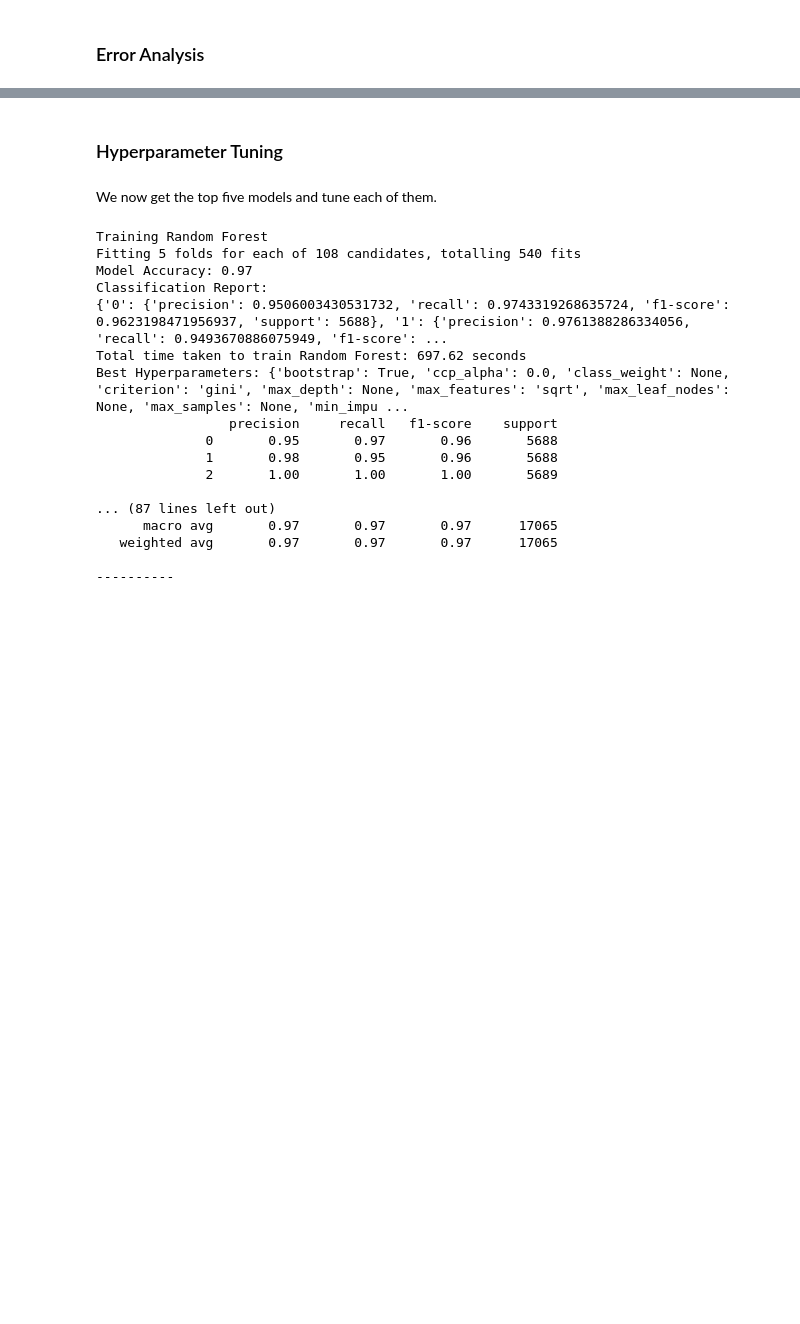
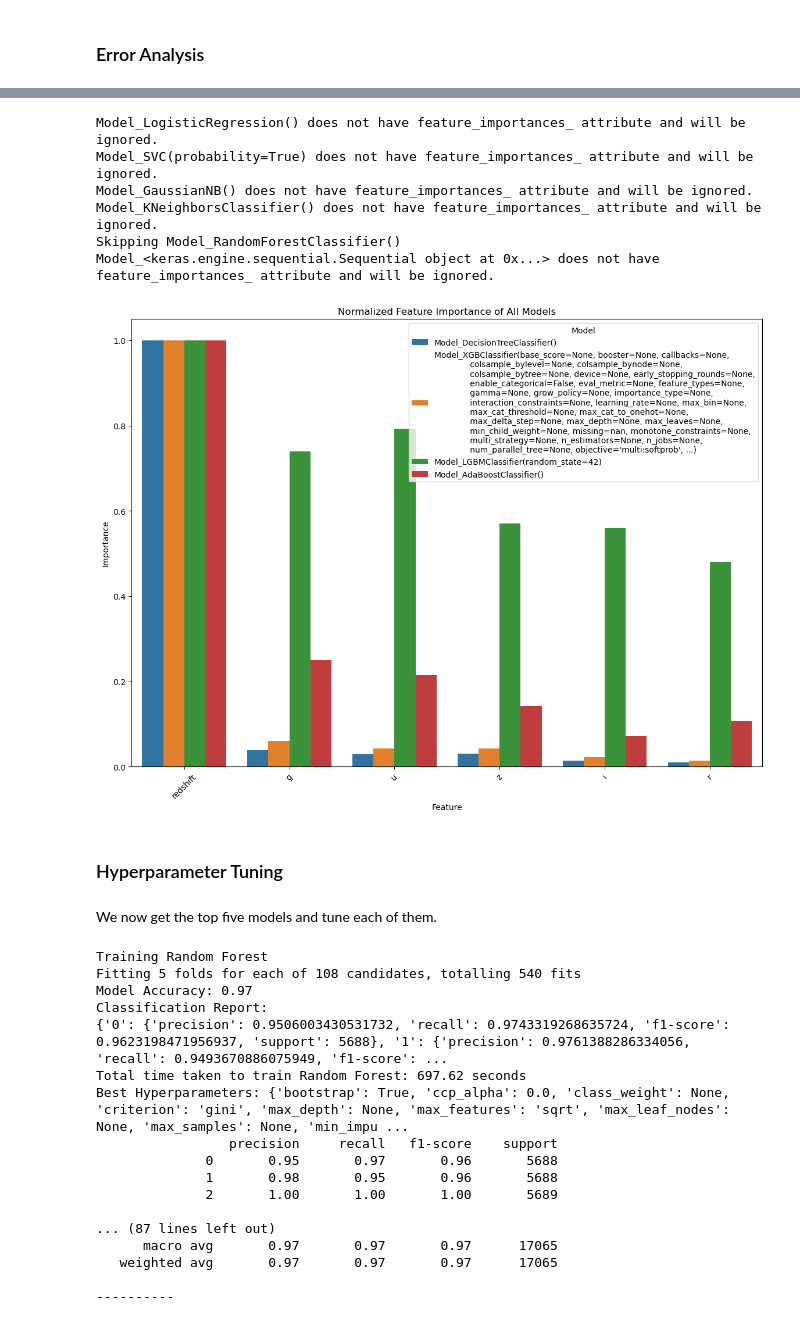
Before and after one commit to jonnneehh/STINTSY-MachineProject, a Jupyter notebook: modelMaking.ipynb, the cells around one changed output, grey strips where cells are left out. Saved outputs shown, nothing was run; the diff lists cells and outputs as text; code cells hidden in the pictures; blank space fills up the shorter version.

```diff
--- a/modelMaking.ipynb
+++ b/modelMaking.ipynb
@@ -134,10 +136,11 @@ def train_zero_shot(model, X_train, X_test, y_train, y_test):
     # Predict X_test
     y_pred = model.predict(X_test)
 
+    probabilities = model.predict_proba(X_test)
     # Get classification report
     class_report = classification_report(y_test, y_pred, output_dict=True)
 
-    return class_report, y_pred
+    return class_report, y_pred, probabilities, model
 # %%
 def train_with_tuning(model, param_grid, X_train, X_test, y_train, y_test):
     # Perform hyperparameter tuning with GridSearchCV
@@ -341,3 +409,55 @@ y_predictions_per_model
+# %%
+# Initialize an empty DataFrame to collect feature importances from all models
+all_feature_importances = pd.DataFrame()
+
+# Collect feature importances from each model
+for i, model in enumerate(models_after_fitting_zero_shot):
+    if i == 7:
+        print(f"Skipping Model_{model}")
+        continue
+    try:
+        importances = model.feature_importances_
+        # Normalize the importances to be between 0 and 1
+        importances = importances / importances.max()
+
+        feature_names = X_test.columns
+        feature_importance_df = pd.DataFrame({
+            'feature': feature_names,
+            'importance': importances,
+            'model': f'Model_{model}'
+        })
+        all_feature_importances = pd.concat([all_feature_importances, feature_importance_df])
+    except AttributeError:
+        print(f"Model_{model} does not have feature_importances_ attribute and will be ignored.")
+
+# Check if we have collected any feature importances
+if all_feature_importances.empty:
+    print("None of the models have feature importances.")
+else:
+    # Sort the DataFrame to ensure consistent order of features
+    all_feature_importances['feature'] = pd.Categorical(
+        all_feature_importances['feature'],
+        categories=all_feature_importances.groupby('feature')['importance'].mean().sort_values(ascending=False).index,
+        ordered=True
+    )
+
+    # Plot the grouped bar graph
+    plt.figure(figsize=(14, 10))
+    sns.barplot(data=all_feature_importances, x='feature', y='importance', hue='model')
+    plt.title('Normalized Feature Importance of All Models')
+    plt.xlabel('Feature')
+    plt.ylabel('Importance')
+    plt.legend(title='Model')
+    plt.xticks(rotation=45)
+    plt.show()
+# %% [output]
+Model_LogisticRegression() does not have feature_importances_ attribute and will be ignored.
+Model_SVC(probability=True) does not have feature_importances_ attribute and will be ignored.
+Model_GaussianNB() does not have feature_importances_ attribute and will be ignored.
+Model_KNeighborsClassifier() does not have feature_importances_ attribute and will be ignored.
+Skipping Model_RandomForestClassifier()
+Model_<keras.engine.sequential.Sequential object at 0x...> does not have feature_importances_ attribute and will be ignored.
+[figure, added]
 # %% [markdown]
 ### Hyperparameter Tuning
 # %% [markdown]
```
Also changed, not shown: parts of 11 cells of this notebook.
